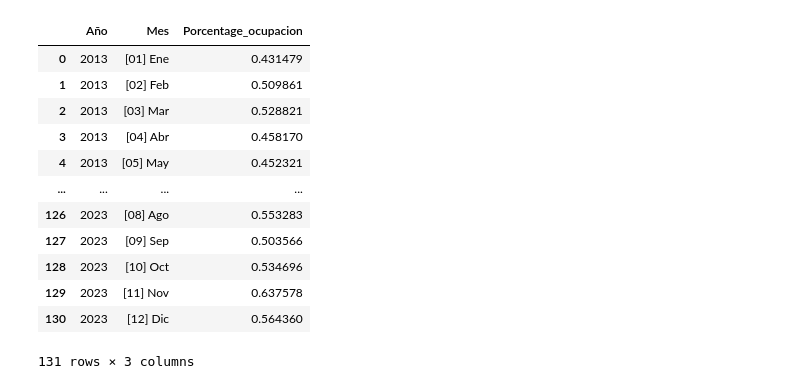
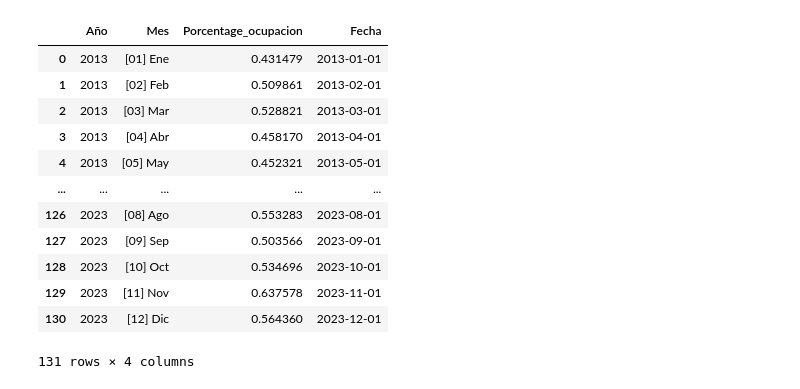
Before and after one commit to matutedevelop/Proyecto_prog_analisis, a Jupyter notebook: Cleaning_edu/data_edu6_2.ipynb, the cells around one changed output. Cells and saved outputs as stored; diff of their text form; code cells hidden in the pictures.

```diff
--- a/Cleaning_edu/data_edu6_2.ipynb
+++ b/Cleaning_edu/data_edu6_2.ipynb
@@ -74,17 +101,18 @@ Turistas_noche
 # %%
 Porcentage_ocupacion= pd.read_excel('cleaned_edu62.xlsx', sheet_name='Hoja5',)
+Porcentage_ocupacion['Fecha'] = pd.to_datetime(Porcentage_ocupacion['Año'].astype(str) + '-' + Porcentage_ocupacion['Mes'].str.extract(r'\[(\d+)\]')[0])
 Porcentage_ocupacion
 # %% [output]
-|  | Año | Mes | Porcentage_ocupacion |
-| 0 | 2013 | [01] Ene | 0.431479 |
-| 1 | 2013 | [02] Feb | 0.509861 |
-| 2 | 2013 | [03] Mar | 0.528821 |
-| 3 | 2013 | [04] Abr | 0.458170 |
-| 4 | 2013 | [05] May | 0.452321 |
-| ... | ... | ... | ... |
-| 126 | 2023 | [08] Ago | 0.553283 |
-| 127 | 2023 | [09] Sep | 0.503566 |
-| 128 | 2023 | [10] Oct | 0.534696 |
-| 129 | 2023 | [11] Nov | 0.637578 |
-| 130 | 2023 | [12] Dic | 0.564360 |
+|  | Año | Mes | Porcentage_ocupacion | Fecha |
+| 0 | 2013 | [01] Ene | 0.431479 | 2013-01-01 |
+| 1 | 2013 | [02] Feb | 0.509861 | 2013-02-01 |
+| 2 | 2013 | [03] Mar | 0.528821 | 2013-03-01 |
+| 3 | 2013 | [04] Abr | 0.458170 | 2013-04-01 |
+| 4 | 2013 | [05] May | 0.452321 | 2013-05-01 |
+| ... | ... | ... | ... | ... |
+| 126 | 2023 | [08] Ago | 0.553283 | 2023-08-01 |
+| 127 | 2023 | [09] Sep | 0.503566 | 2023-09-01 |
+| 128 | 2023 | [10] Oct | 0.534696 | 2023-10-01 |
+| 129 | 2023 | [11] Nov | 0.637578 | 2023-11-01 |
+| 130 | 2023 | [12] Dic | 0.564360 | 2023-12-01 |
-131 rows × 3 columns
+131 rows × 4 columns
```
Also changed, not shown: parts of 8 cells of this notebook, 1 other file.
